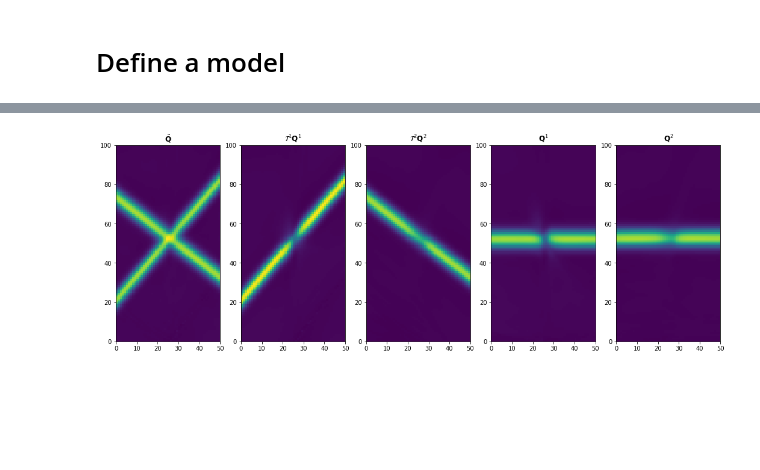
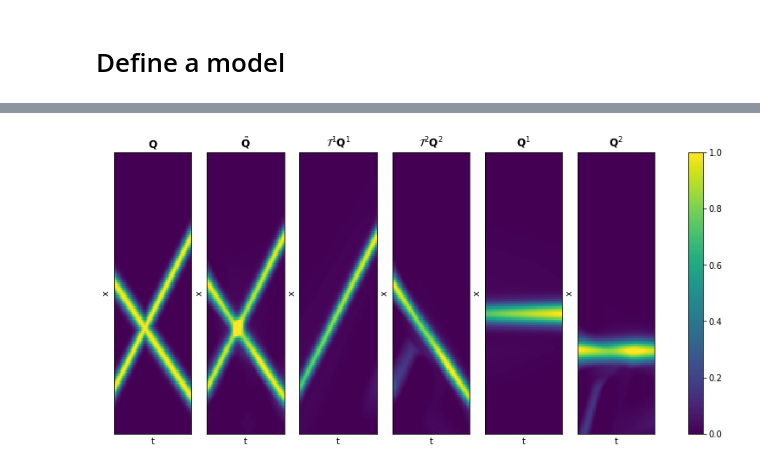
Before and after one commit to beatazor/low-rank-transport, a Jupyter notebook: notebooks/Shape_shift_NN_nuclear_norm.ipynb, the cells around one changed output, grey strips where cells are left out. Cells and saved outputs as stored; diff of their text form; code cells hidden in the pictures; blank space fills up the shorter version.

```diff
--- a/notebooks/Shape_shift_NN_nuclear_norm.ipynb
+++ b/notebooks/Shape_shift_NN_nuclear_norm.ipynb
@@ -23,14 +23,14 @@ seed = 42
 # %%
-Nx, Nt, sigma = 100, 50, 1.0
+#Nx, Nt, sigma = 100, 50, 1.0
 #coefficients1 = [0,0.5,-1,3] #[-8,2]
 #coefficients2 = [0,3,1] #[7,1]
-center_of_matrix1 = 20
-center_of_matrix2 = 50 #200
+center_of_matrix1 = 70
+center_of_matrix2 = 200
 #seed = 1
 # %%
 np.random.seed(seed)
 # %%
-def generate_data(Nx, Nt, coeff1,coeff2, center1, center2, sigma_slope=0.1, sigma_base=3.0):
+def generate_data(Nx, Nt, coeff1,coeff2, center1, center2, sigma_slope=0.1, sigma_base=4.0):
     sigma = 5.0
     x = np.arange(0, Nx)
     t = np.linspace(-10,10, Nt)
@@ -57,7 +57,7 @@ def generate_data(Nx, Nt, coeff1,coeff2, center1, center2, sigma_slope=0.1, sigm
 
     return Q, x, t
 # %%
-Q,x,t = generate_data(Nx, Nt, coefficients1, coefficients2, center_of_matrix2,center_of_matrix2)
+Q,x,t = generate_data(Nx, Nt, coefficients1, coefficients2, 40, 70)
 # %%
 plt.imshow(Q, cmap='hot', aspect='auto')
 plt.colorbar()
@@ -176,7 +171,6 @@ for i in range(Nx-1):
 # %%
-num_epochs = 30_000
+num_epochs = 1_000_000
 lambda_k = 0.5
-lambda_tv = 0.01
 
 for epoch in range(num_epochs + 1):
     x, t = inputs_tensor[:, 0:1], inputs_tensor[:, 1:2]
@@ -189,9 +183,6 @@ for epoch in range(num_epochs + 1):
     nuclear_loss_q2 = NuclearNormAutograd.apply(f2_full_nos.view(Nx, Nt))
     nuclear_loss = lambda_k*(nuclear_loss_q1 + nuclear_loss_q2)
 
-    #finite_diff_result = D@f1_full_nos.view(Nx, Nt) + D@f2_full_nos.view(Nx, Nt)
-    #TV = lambda_tv*torch.norm(finite_diff_result, 'fro')**2
-
     total_loss = frobenius_loss + nuclear_loss #+ TV
 
     total_loss.backward(retain_graph=True)
@@ -200,6 +191,10 @@ for epoch in range(num_epochs + 1):
     shift_coeffs1 = torch.tensor([p.item() for p in model.alphas1])
     shift_coeffs2 = torch.tensor([p.item() for p in model.alphas2])
 
+    if frobenius_loss < 6:
+        print("Early stopping is triggered")
+        break
+
     if epoch % 100 == 0:
         print(
             f'Epoch {epoch}/{num_epochs}, Frob Loss: {frobenius_loss.item()}, Nuclear Loss: {nuclear_loss.item()}, Total loss: {total_loss.item()},'
@@ -230,37 +225,63 @@ Q_tilde = combined.view(Nx, Nt).detach().numpy()
 # with TV lambda=0.01
 #0.01
 
-fig, axs = plt.subplots(1, 5, figsize=(18, 6))
-vmin = np.min(Q_tilde)
-vmax = np.max(Q_tilde)
+fig, axs = plt.subplots(1, 6, figsize=(14, 6))
+vmin = np.min(Q)
+vmax = np.max(Q)
+
+axs[0].pcolor(Q, vmin=vmin, vmax=vmax)
+#axs[0].plot(x_values, shift_vector_init1, 'w-', linewidth=2)
+#axs[0].plot(x_values, shift_vector_init2, 'w-', linewidth=2)
+axs[0].set_title(r"${\mathbf{Q}}$")
+axs[0].set_xlabel("t")
+axs[0].set_ylabel("x")
+axs[0].set_xticks([])
+axs[0].set_yticks([])
 
 #Qtilde
-axs[0].pcolor(Q_tilde, vmin=vmin, vmax=vmax)
-axs[0].set_title(r"$\tilde{\mathbf{Q}}$")
-#axs[0].set_xlabel('$t_j$)')
-#axs[0].set_ylabel('Position ($x_i$)')
+axs[1].pcolor(Q_tilde, vmin=vmin, vmax=vmax)
+#axs[1].plot(x_values, shift_vector_train1, 'r--', linewidth=2)
+#axs[1].plot(x_values, shift_vector_train2, 'r--', linewidth=2)
+axs[1].set_title(r"$\tilde{\mathbf{Q}}$")
+axs[1].set_xlabel("t")
+axs[1].set_ylabel("x")
+axs[1].set_xticks([])
+axs[1].set_yticks([])
 
 # f^1
-axs[1].pcolor(f1_full.view(Nx, Nt).detach().numpy(), vmin=vmin)
-axs[1].set_title(r"$\mathcal{T}^1\mathbf{Q}^1$")
-#axs[1].set_xlabel('Time ($t_j$)')
-#axs[1].set_ylabel('Position ($x_i$)')
+axs[2].pcolor(f1_full.view(Nx, Nt).detach().numpy(), vmin=vmin)
+axs[2].set_title(r"$\mathcal{T}^1\mathbf{Q}^1$")
+axs[2].set_xlabel("t")
+axs[2].set_ylabel("x")
+axs[2].set_xticks([])
+axs[2].set_yticks([])
 
 # f^2
-axs[2].pcolor(f2_full.view(Nx,Nt).detach().numpy(), vmin=vmin, vmax=vmax)
-axs[2].set_title(r"$\mathcal{T}^2\mathbf{Q}^2$")
-#axs[2].set_xlabel('Time ($t_j$)')
-#axs[2].set_ylabel('Position ($x_i$)')
+axs[3].pcolor(f2_full.view(Nx,Nt).detach().numpy(), vmin=vmin, vmax=vmax)
+axs[3].set_title(r"$\mathcal{T}^2\mathbf{Q}^2$")
+axs[3].set_xlabel("t")
+axs[3].set_ylabel("x")
+axs[3].set_xticks([])
+axs[3].set_yticks([])
 
 # f^1
-axs[3].pcolor(f1_full_nos.view(Nx,Nt).detach().numpy(), vmin=vmin, vmax=vmax)
-axs[3].set_title(r"$\mathbf{Q}^1$")
-#axs[3].set_xlabel('Time ($t_j$)')
-#axs[3].set_ylabel('Position ($x_i$)')
+axs[4].pcolor(f1_full_nos.view(Nx,Nt).detach().numpy(), vmin=vmin, vmax=vmax)
+axs[4].set_title(r"$\mathbf{Q}^1$")
+axs[4].set_xlabel("t")
+axs[4].set_ylabel("x")
+axs[4].set_xticks([])
+axs[4].set_yticks([])
 
 # f^2
-axs[4].pcolor(f2_full_nos.view(Nx,Nt).detach().numpy(), vmin=vmin, vmax=vmax)
-axs[4].set_title(r"$\mathbf{Q}^2$")
+cax4 = axs[5].pcolor(f2_full_nos.view(Nx,Nt).detach().numpy(), vmin=vmin, vmax=vmax)
+axs[5].set_title(r"$\mathbf{Q}^2$")
+axs[5].set_xlabel("t")
+axs[5].set_ylabel("x")
+axs[5].set_xticks([])
+axs[5].set_yticks([])
 #axs[4].set_xlabel('Time ($t_j$)')
 #axs[4].set_ylabel('Position ($x_i$)')
+
+plt.colorbar(cax4, ax=axs.ravel().tolist(), orientation='vertical')
+#tikzplotlib.save("shape_shift_2_frames_4degree.tex")
 # %% [output]
@@ -268,2 +289,2 @@ Text(0.5, 1.0, '$\\mathbf{Q}^2$')
-[figure, old version]
+[figure, new version]
 # %%
```
Also changed, not shown: parts of 10 cells of this notebook, 2 other files.
